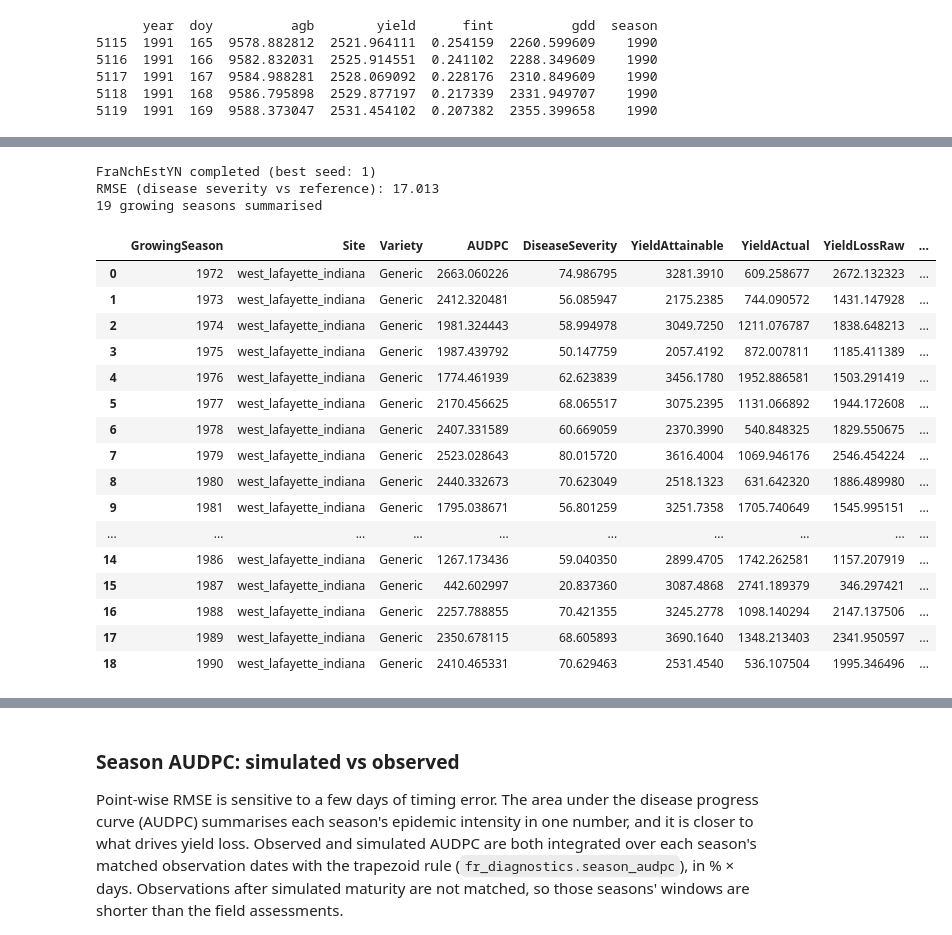
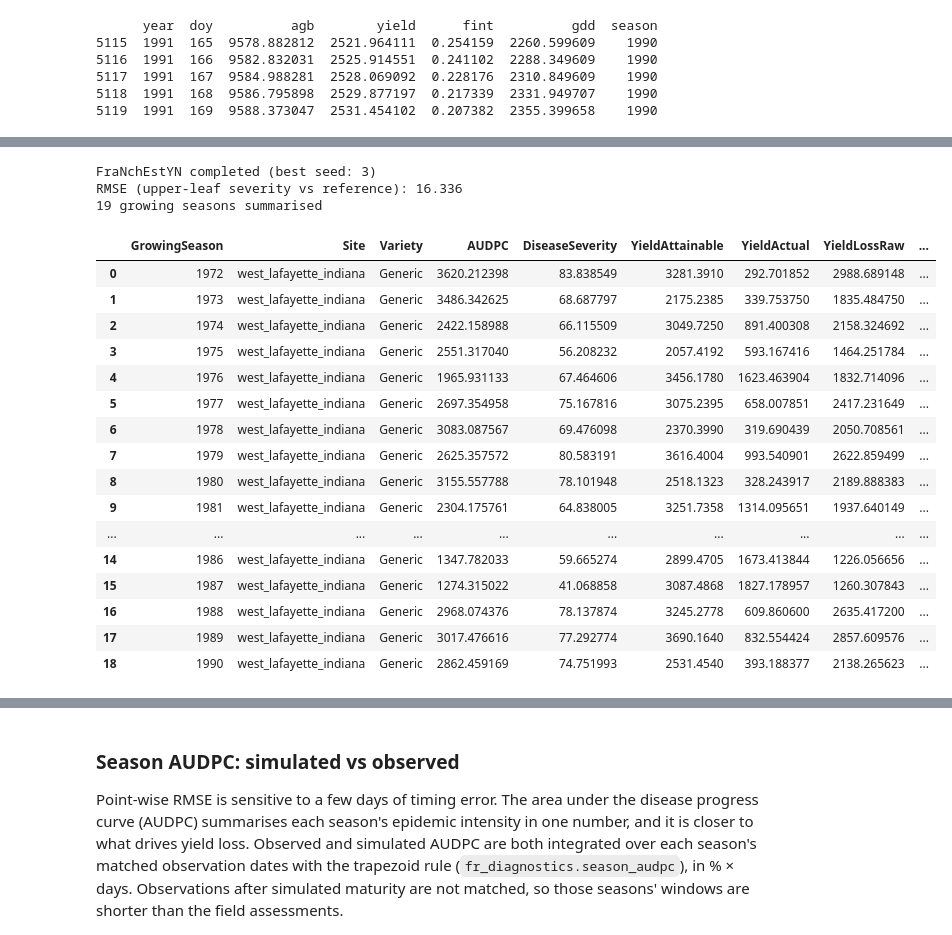
Before and after one commit to KaziJahidurRahaman/simpest, a Jupyter notebook: notebooks/torchcrop-integration/indiana_potential_(winter_wheat)-calibration.ipynb, the cells around one changed output, grey strips where cells are left out. Drawn from its saved outputs; the diff is of its cells as text; code cells hidden in the pictures.

```diff
--- a/notebooks/torchcrop-integration/indiana_potential_(winter_wheat)-calibration.ipynb
+++ b/notebooks/torchcrop-integration/indiana_potential_(winter_wheat)-calibration.ipynb
@@ -1158,7 +1170,16 @@ fr_cfg = franchestyn.FranchestynConfig(
     use_prev_day_alignment=True,
     weather_time_step="hourly" if FRANCH_WEATHER_MODE == "hourly" else "daily",
     latitude=FRANCH_LATITUDE,
+    # The observations are for the upper four leaves, so the model tracks a
+    # second tissue pool for them and calibration compares the observations
+    # with that pool's severity. The pool opens between 36 % and 52 % of the
+    # crop cycle (the package defaults: leaf emergence dates of cv. Monon in
+    # 1990, Shaner and Buechley 1995, p. 937).
+    upper_leaf_pool=True,
 )
+
+# Simulated column compared with the observed severity.
+SEVERITY_COL = "UpperLeafSeverity"
 
 # Optimizer for every calibration below (the severity calibration and the hold-out).
 fr_cfg.optimizer = "optuna"  # "nelder-mead" or "optuna"; used by every stage below
@@ -1176,8 +1197,9 @@ fr_cfg.disease_parameters = franchestyn.deactivate_calibration(fr_cfg.disease_pa
 # FraNchEstYN bounds). None is applied. Calibration pushes PathogenSpread (daily
 # secondary-infection rate) to its canonical maximum of 0.3. Raising that maximum
 # to 0.6 lowered the RMSE by only 0.3 (17.0 -> 16.7; five calibrated parameters,
-# hourly weather, best of three seeds), and there is no published value to
-# justify a higher rate, so the canonical bound is kept.
+# hourly weather, best of three seeds, canopy severity as the target), and
+# there is no published value to justify a higher rate, so the canonical bound
+# is kept.
 BOUND_OVERRIDES = {}
 
 franchestyn.apply_bound_overrides(fr_cfg.disease_parameters, BOUND_OVERRIDES)
@@ -1497,41 +1511,42 @@ is the more useful number.
 # %%
 # Forward run with the best seed's parameters.
 result = session.run_forward()
 summary = result["outputs"]["summary"]
 
 # FraNchEstYN stores disease severity as a 0-1 fraction internally;
 # build_season_summary expects that and multiplies by 100 for AUDPC, so
 # convert to percent only after the summary is built.
 simulation_df = fr_diagnostics.simulation_frame(result, severity_percent=False)
 season_summary = franchestyn.build_season_summary(simulation_df, site=fr_cfg.site, variety=fr_cfg.variety)
-simulation_df["DiseaseSeverity"] = simulation_df["DiseaseSeverity"] * 100.0
+for col in fr_diagnostics.SEVERITY_COLUMNS:
+    simulation_df[col] = simulation_df[col] * 100.0
 season_summary["DiseaseSeverity"] = season_summary["DiseaseSeverity"] * 100.0
 
 print(f"FraNchEstYN completed (best seed: {best_run['seed']})")
-print("RMSE (disease severity vs reference):", summary.get("rmse"))
+print("RMSE (upper-leaf severity vs reference):", summary.get("rmse"))
 print(f"{len(season_summary)} growing seasons summarised")
 season_summary
 # %% [output]
-FraNchEstYN completed (best seed: 1)
-RMSE (disease severity vs reference): 17.013
+FraNchEstYN completed (best seed: 3)
+RMSE (upper-leaf severity vs reference): 16.336
 19 growing seasons summarised
 |  | GrowingSeason | Site | Variety | AUDPC | DiseaseSeverity | YieldAttainable | YieldActual | YieldLossRaw | ... |
-| 0 | 1972 | west_lafayette_indiana | Generic | 2663.060226 | 74.986795 | 3281.3910 | 609.258677 | 2672.132323 | ... |
-| 1 | 1973 | west_lafayette_indiana | Generic | 2412.320481 | 56.085947 | 2175.2385 | 744.090572 | 1431.147928 | ... |
-| 2 | 1974 | west_lafayette_indiana | Generic | 1981.324443 | 58.994978 | 3049.7250 | 1211.076787 | 1838.648213 | ... |
-| 3 | 1975 | west_lafayette_indiana | Generic | 1987.439792 | 50.147759 | 2057.4192 | 872.007811 | 1185.411389 | ... |
-| 4 | 1976 | west_lafayette_indiana | Generic | 1774.461939 | 62.623839 | 3456.1780 | 1952.886581 | 1503.291419 | ... |
-| 5 | 1977 | west_lafayette_indiana | Generic | 2170.456625 | 68.065517 | 3075.2395 | 1131.066892 | 1944.172608 | ... |
-| 6 | 1978 | west_lafayette_indiana | Generic | 2407.331589 | 60.669059 | 2370.3990 | 540.848325 | 1829.550675 | ... |
-| 7 | 1979 | west_lafayette_indiana | Generic | 2523.028643 | 80.015720 | 3616.4004 | 1069.946176 | 2546.454224 | ... |
-| 8 | 1980 | west_lafayette_indiana | Generic | 2440.332673 | 70.623049 | 2518.1323 | 631.642320 | 1886.489980 | ... |
-| 9 | 1981 | west_lafayette_indiana | Generic | 1795.038671 | 56.801259 | 3251.7358 | 1705.740649 | 1545.995151 | ... |
+| 0 | 1972 | west_lafayette_indiana | Generic | 3620.212398 | 83.838549 | 3281.3910 | 292.701852 | 2988.689148 | ... |
+| 1 | 1973 | west_lafayette_indiana | Generic | 3486.342625 | 68.687797 | 2175.2385 | 339.753750 | 1835.484750 | ... |
+| 2 | 1974 | west_lafayette_indiana | Generic | 2422.158988 | 66.115509 | 3049.7250 | 891.400308 | 2158.324692 | ... |
+| 3 | 1975 | west_lafayette_indiana | Generic | 2551.317040 | 56.208232 | 2057.4192 | 593.167416 | 1464.251784 | ... |
+| 4 | 1976 | west_lafayette_indiana | Generic | 1965.931133 | 67.464606 | 3456.1780 | 1623.463904 | 1832.714096 | ... |
+| 5 | 1977 | west_lafayette_indiana | Generic | 2697.354958 | 75.167816 | 3075.2395 | 658.007851 | 2417.231649 | ... |
+| 6 | 1978 | west_lafayette_indiana | Generic | 3083.087567 | 69.476098 | 2370.3990 | 319.690439 | 2050.708561 | ... |
+| 7 | 1979 | west_lafayette_indiana | Generic | 2625.357572 | 80.583191 | 3616.4004 | 993.540901 | 2622.859499 | ... |
+| 8 | 1980 | west_lafayette_indiana | Generic | 3155.557788 | 78.101948 | 2518.1323 | 328.243917 | 2189.888383 | ... |
+| 9 | 1981 | west_lafayette_indiana | Generic | 2304.175761 | 64.838005 | 3251.7358 | 1314.095651 | 1937.640149 | ... |
 | ... | ... | ... | ... | ... | ... | ... | ... | ... | ... |
-| 14 | 1986 | west_lafayette_indiana | Generic | 1267.173436 | 59.040350 | 2899.4705 | 1742.262581 | 1157.207919 | ... |
-| 15 | 1987 | west_lafayette_indiana | Generic | 442.602997 | 20.837360 | 3087.4868 | 2741.189379 | 346.297421 | ... |
-| 16 | 1988 | west_lafayette_indiana | Generic | 2257.788855 | 70.421355 | 3245.2778 | 1098.140294 | 2147.137506 | ... |
-| 17 | 1989 | west_lafayette_indiana | Generic | 2350.678115 | 68.605893 | 3690.1640 | 1348.213403 | 2341.950597 | ... |
-| 18 | 1990 | west_lafayette_indiana | Generic | 2410.465331 | 70.629463 | 2531.4540 | 536.107504 | 1995.346496 | ... |
+| 14 | 1986 | west_lafayette_indiana | Generic | 1347.782033 | 59.665274 | 2899.4705 | 1673.413844 | 1226.056656 | ... |
+| 15 | 1987 | west_lafayette_indiana | Generic | 1274.315022 | 41.068858 | 3087.4868 | 1827.178957 | 1260.307843 | ... |
+| 16 | 1988 | west_lafayette_indiana | Generic | 2968.074376 | 78.137874 | 3245.2778 | 609.860600 | 2635.417200 | ... |
+| 17 | 1989 | west_lafayette_indiana | Generic | 3017.476616 | 77.292774 | 3690.1640 | 832.554424 | 2857.609576 | ... |
+| 18 | 1990 | west_lafayette_indiana | Generic | 2862.459169 | 74.751993 | 2531.4540 | 393.188377 | 2138.265623 | ... |
 # %%
 n_seasons = len(dataset.locations)
 n_cols = 7
```
Also changed, not shown: parts of 21 cells of this notebook, 10 other files.
